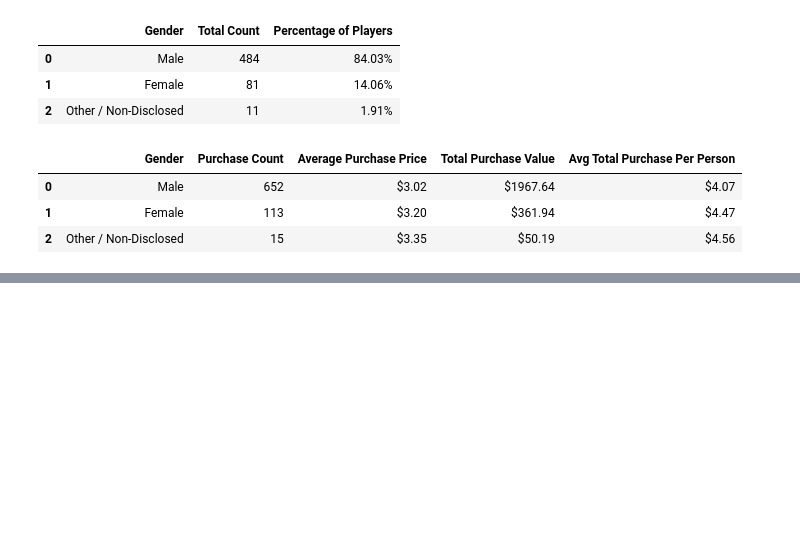
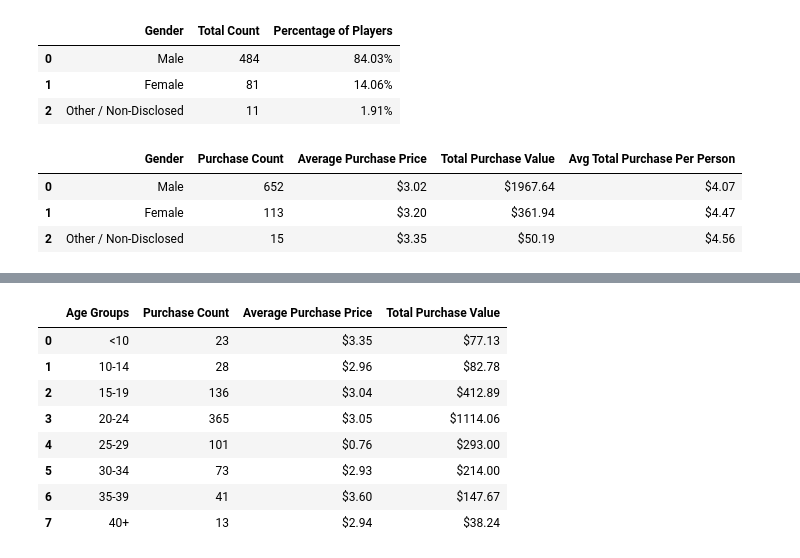
Before and after one commit to KDaceyx/pandas-challenge, a Jupyter notebook: HeroesOfPymoli/User_Analysis_1.ipynb, the cells around one changed output, grey strips where cells are left out. Cells and saved outputs as stored; diff of their text form; code cells hidden in the pictures; blank space fills up the shorter version.

```diff
--- a/HeroesOfPymoli/User_Analysis_1.ipynb
+++ b/HeroesOfPymoli/User_Analysis_1.ipynb
@@ -162,0 +329,21 @@ GenderPurchasesDF
+# %%
+# Create a summary data frame
+
+Age_Purchases = pd.DataFrame({'Age Groups': ['<10', '10-14','15-19','20-24','25-29','30-34','35-39','40+'],
+                             'Purchase Count': [Len1, Len2, Len3, Len4, Len5, Len6, Len7, Len8],
+                             'Average Purchase Price': [Avg1, Avg2, Avg3, Avg4, Avg5, Avg6, Avg7, Avg8],
+                             'Total Purchase Value': [Price1, Price2, Price3, Price4, Price5, Price6, Price7, Price8]})
+Age_Purchases['Average Purchase Price'] = Age_Purchases['Average Purchase Price'].map('${:.2f}'.format)
+Age_Purchases['Total Purchase Value'] = Age_Purchases['Total Purchase Value'].map('${:.2f}'.format)
+
+Age_Purchases
+# %% [output]
+|  | Age Groups | Purchase Count | Average Purchase Price | Total Purchase Value |
+| 0 | <10 | 23 | $3.35 | $77.13 |
+| 1 | 10-14 | 28 | $2.96 | $82.78 |
+| 2 | 15-19 | 136 | $3.04 | $412.89 |
+| 3 | 20-24 | 365 | $3.05 | $1114.06 |
+| 4 | 25-29 | 101 | $0.76 | $293.00 |
+| 5 | 30-34 | 73 | $2.93 | $214.00 |
+| 6 | 35-39 | 41 | $3.60 | $147.67 |
+| 7 | 40+ | 13 | $2.94 | $38.24 |
```
Also changed, not shown: parts of 13 cells of this notebook.
